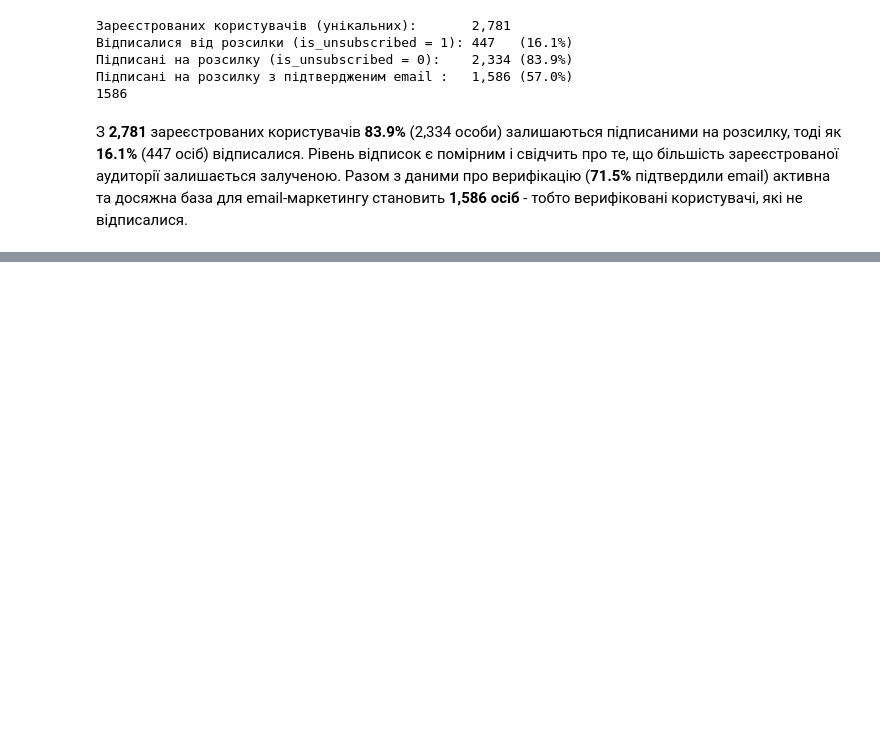
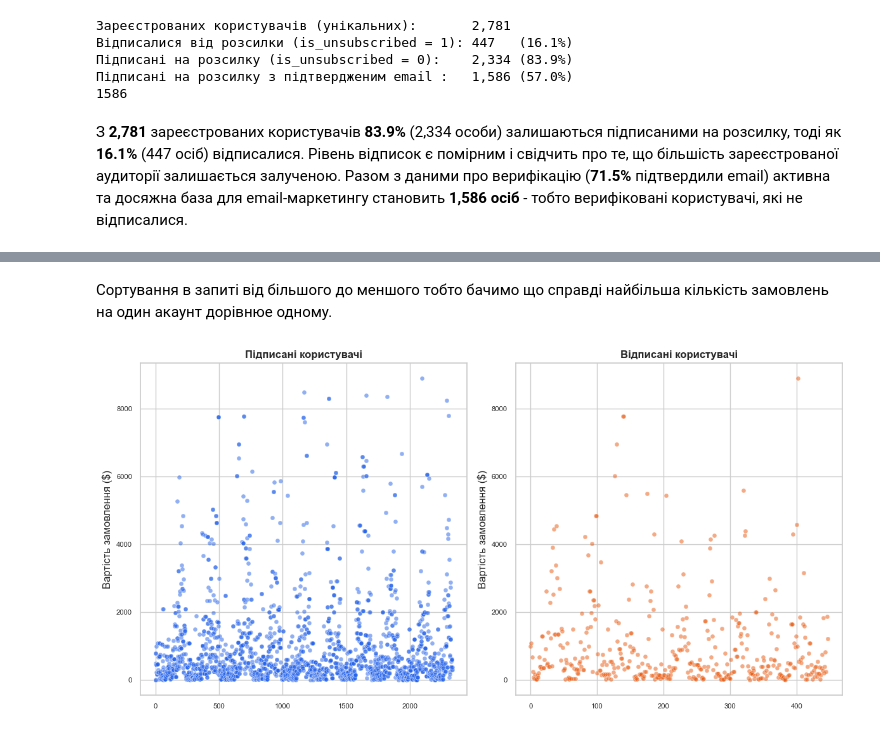
Before and after one commit to VladNkov/online_store_sales_analysis, a Jupyter notebook: online_store_sales_analysis.ipynb, the cells around one changed output, grey strips where cells are left out. Cells and saved outputs as stored; diff of their text form; code cells hidden in the pictures; blank space fills up the shorter version.

Commit message:
Add analysis by purchases subscribed and unsubscribed registered users

```diff
--- a/online_store_sales_analysis.ipynb
+++ b/online_store_sales_analysis.ipynb
@@ -805,0 +859,33 @@ print(f'Підписані на розсилку з підтвердженим e
+# %% [markdown]
+Сортування в запиті від більшого до меншого тобто бачимо що справді найбільша кількість замовлень на один акаунт дорівнюе одному.
+# %%
+grp_sub = df_registered[df_registered['is_unsubscribed'] == 0].copy()
+grp_unsub = df_registered[df_registered['is_unsubscribed'] == 1].copy()
+
+grp_sub['subscription'] = 'Підписані'
+grp_unsub['subscription'] = 'Відписані'
+
+plot_data = pd.concat([grp_sub, grp_unsub], ignore_index=True)
+
+sns.set_theme(style='whitegrid', palette='muted')
+plt.rcParams.update({'figure.dpi': 100, 'font.size': 11})
+
+palette = {'Підписані': ACCENT, 'Відписані': ORANGE}
+
+fig, axes = plt.subplots(1, 2, figsize=(12, 6))
+
+groups = [('Підписані користувачі', grp_sub, ACCENT),('Відписані користувачі', grp_unsub, ORANGE)]
+
+for ax, (label, grp, color) in zip(axes, groups):
+    sns.scatterplot(x=range(len(grp)), y=grp['price'], ax=ax, color=color, alpha=0.5, s=25)
+
+    ax.set_title(label, fontsize=12, fontweight='bold')
+    ax.set_ylabel('Вартість замовлення ($)')
+
+    ax.tick_params(axis='x', labelsize=8)
+    ax.tick_params(axis='y', labelsize=8)
+
+plt.tight_layout()
+plt.show()
+# %% [output]
+[figure, added]
```
Also changed, not shown: parts of 7 cells of this notebook, 1 other file.
